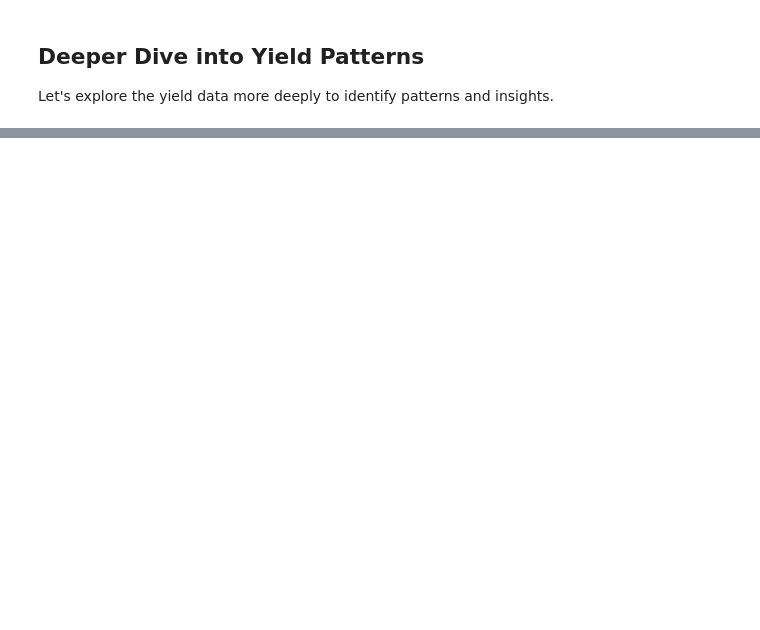
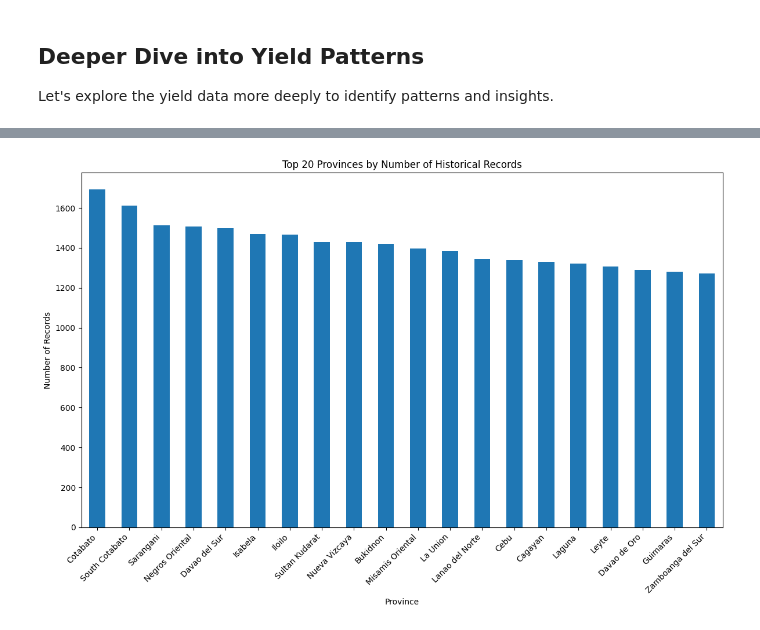
Before and after one commit to meruuuuooo/croptap-ml-v2, a Jupyter notebook: notebooks/01_data_exploration.ipynb, the cells around one changed output, grey strips where cells are left out. Cells and saved outputs as stored; diff of their text form; code cells hidden in the pictures; blank space fills up the shorter version.

```diff
--- a/notebooks/01_data_exploration.ipynb
+++ b/notebooks/01_data_exploration.ipynb
@@ -128,0 +207,13 @@ historical_perf_clean.tail()
+# %%
+# Number of records per province
+plt.figure(figsize=(12, 8))
+province_counts = historical_perf_clean['Province'].value_counts().head(20)
+province_counts.plot(kind='bar')
+plt.title('Top 20 Provinces by Number of Historical Records')
+plt.xlabel('Province')
+plt.ylabel('Number of Records')
+plt.xticks(rotation=45, ha='right')
+plt.tight_layout()
+plt.show()
+# %% [output]
+[figure, added]
```
Also changed, not shown: parts of 11 cells of this notebook, 15 other files.
